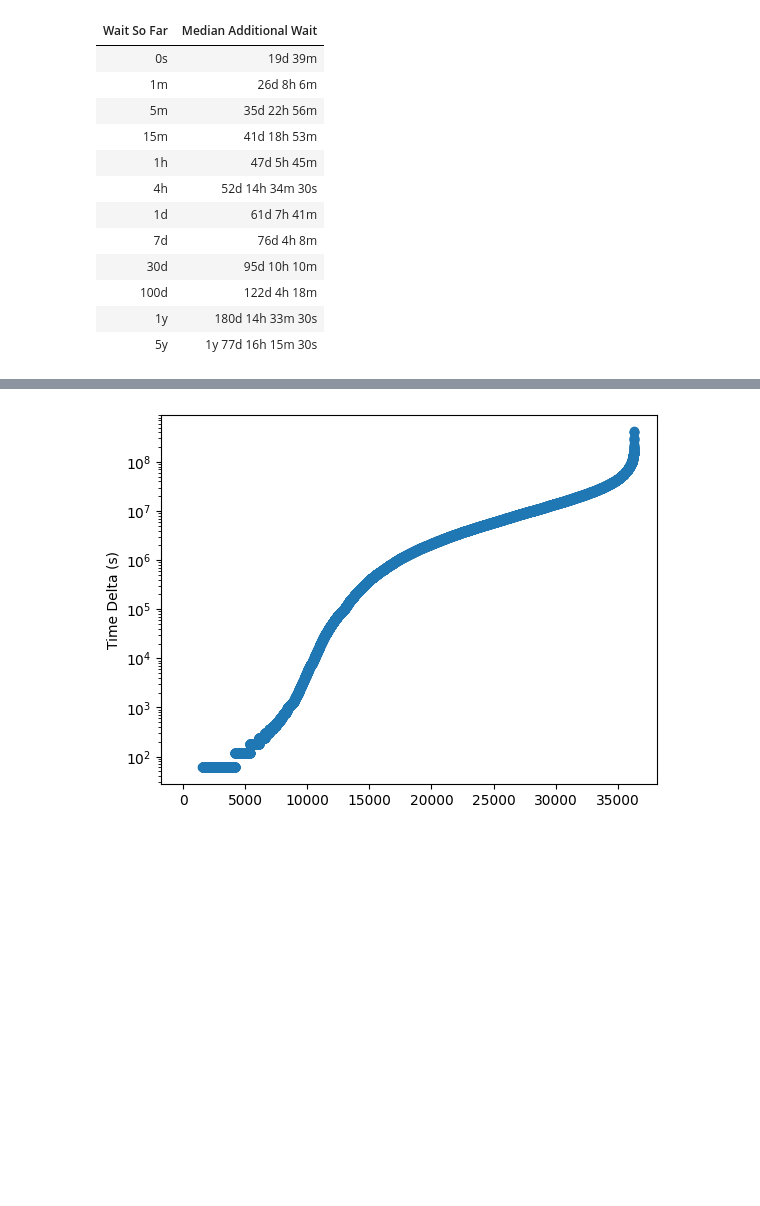
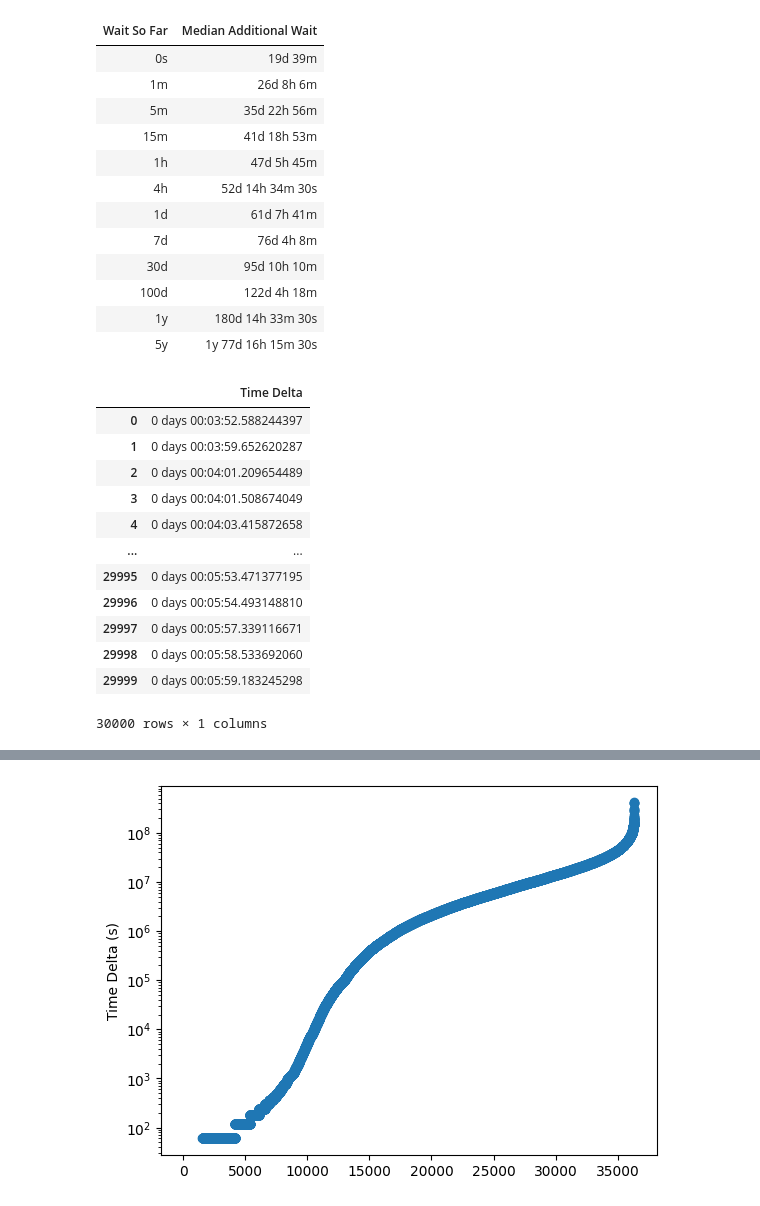
Before and after one commit to CarlKCarlK/wait-times, a Jupyter notebook: wait-times.ipynb, the cells around one changed output, grey strips where cells are left out. Drawn from its saved outputs; the diff is of its cells as text; code cells hidden in the pictures; blank space fills up the shorter version.

```diff
--- a/wait-times.ipynb
+++ b/wait-times.ipynb
@@ -87,3 +86,23 @@ results_df.style.hide(axis="index")
 | 100d | 122d 4h 18m |
 | 1y | 180d 14h 33m 30s |
 | 5y | 1y 77d 16h 15m 30s |
+# %%
+seed = 0
+rng = np.random.default_rng(seed)
+sorted_popcorn_time_deltas = np.sort(rng.normal(5*60, 15, 30_000))
+popcorn_df = pd.DataFrame(pd.to_timedelta(sorted_popcorn_time_deltas,unit="s"), columns=["Time Delta"])
+popcorn_df
+# %% [output]
+|  | Time Delta |
+| 0 | 0 days 00:03:52.588244397 |
+| 1 | 0 days 00:03:59.652620287 |
+| 2 | 0 days 00:04:01.209654489 |
+| 3 | 0 days 00:04:01.508674049 |
+| 4 | 0 days 00:04:03.415872658 |
+| ... | ... |
+| 29995 | 0 days 00:05:53.471377195 |
+| 29996 | 0 days 00:05:54.493148810 |
+| 29997 | 0 days 00:05:57.339116671 |
+| 29998 | 0 days 00:05:58.533692060 |
+| 29999 | 0 days 00:05:59.183245298 |
+30000 rows × 1 columns
```
Also changed, not shown: parts of 10 cells of this notebook.
